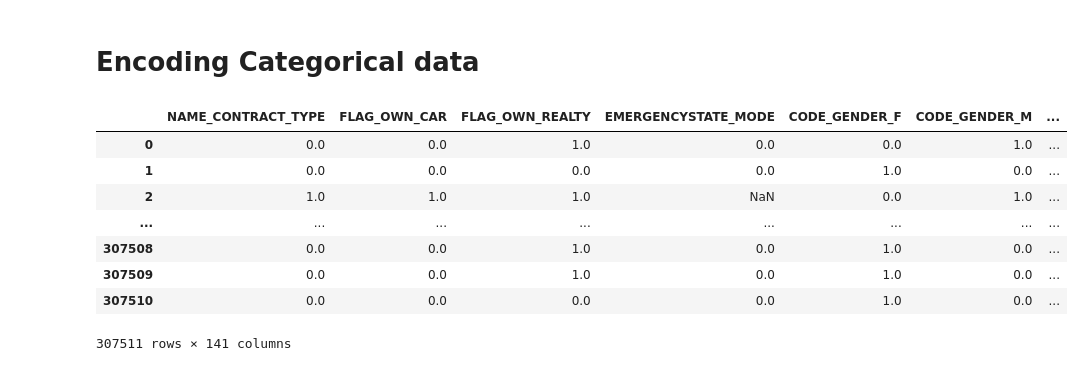
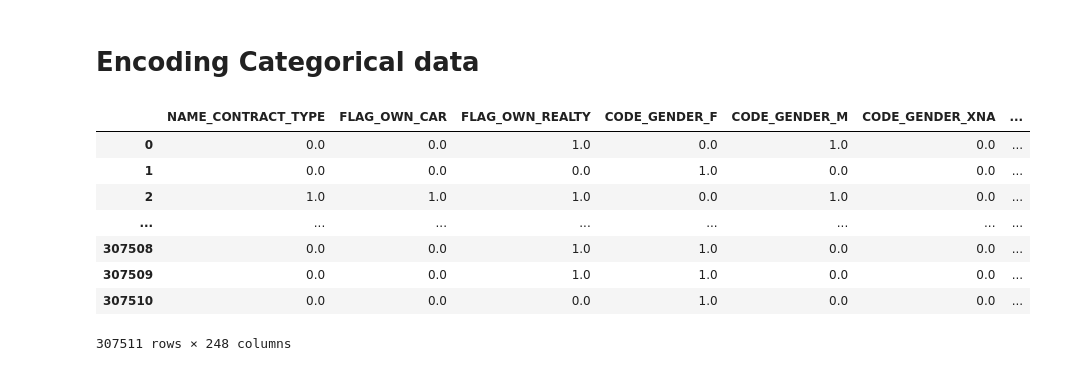
Before and after one commit to ABorda01/Project-Home-Credit-Default-Risk, a Jupyter notebook: manual.ipynb, the cells around one changed output. Cells and saved outputs as stored; diff of their text form; code cells hidden in the pictures.

```diff
--- a/manual.ipynb
+++ b/manual.ipynb
@@ -106,39 +85,46 @@ Categorical data with k>2 unique values ------> OH encoding
 from sklearn.preprocessing import OneHotEncoder, OrdinalEncoder
 
 OH_encoder = OneHotEncoder()
 Ord_encoder = OrdinalEncoder()
 
 cat_var = train.select_dtypes(include='object')
 num_var = train.select_dtypes(exclude='object')
+
+cat_var = cat_var.fillna('Missing')   # <-- turn NaN into its own explicit category, up front
+                                      # That way we treat NaN as it's own category
 
 OH_list = []
 Ord_list = []
 for col in cat_var.columns:
     if cat_var[col].nunique() > 2:
         OH_list.append(col)
     else:
         Ord_list.append(col)
 
 OH_data = cat_var.drop(Ord_list, axis=1)
 Ord_data = cat_var.drop(OH_list, axis=1)
 
 Ord_trans = pd.DataFrame(Ord_encoder.fit_transform(Ord_data), columns=Ord_data.columns, index=Ord_data.index)
 
 OH_transformed = OH_encoder.fit_transform(OH_data)
 OH_trans = pd.DataFrame(
     OH_transformed.toarray(),
     columns=OH_encoder.get_feature_names_out(),
     index=OH_data.index
 )
 
 cat_var = pd.concat([Ord_trans, OH_trans], axis=1)
+train_trans = pd.concat([cat_var, num_var], axis=1)
+y_train = train_trans.TARGET
+train_trans = train_trans.drop(['TARGET'], axis=1)
+train_trans
 # %% [output]
-|  | NAME_CONTRACT_TYPE | FLAG_OWN_CAR | FLAG_OWN_REALTY | EMERGENCYSTATE_MODE | CODE_GENDER_F | CODE_GENDER_M | ... |
-| 0 | 0.0 | 0.0 | 1.0 | 0.0 | 0.0 | 1.0 | ... |
-| 1 | 0.0 | 0.0 | 0.0 | 0.0 | 1.0 | 0.0 | ... |
-| 2 | 1.0 | 1.0 | 1.0 | NaN | 0.0 | 1.0 | ... |
+|  | NAME_CONTRACT_TYPE | FLAG_OWN_CAR | FLAG_OWN_REALTY | CODE_GENDER_F | CODE_GENDER_M | CODE_GENDER_XNA | ... |
+| 0 | 0.0 | 0.0 | 1.0 | 0.0 | 1.0 | 0.0 | ... |
+| 1 | 0.0 | 0.0 | 0.0 | 1.0 | 0.0 | 0.0 | ... |
+| 2 | 1.0 | 1.0 | 1.0 | 0.0 | 1.0 | 0.0 | ... |
 | ... | ... | ... | ... | ... | ... | ... | ... |
-| 307508 | 0.0 | 0.0 | 1.0 | 0.0 | 1.0 | 0.0 | ... |
-| 307509 | 0.0 | 0.0 | 1.0 | 0.0 | 1.0 | 0.0 | ... |
-| 307510 | 0.0 | 0.0 | 0.0 | 0.0 | 1.0 | 0.0 | ... |
+| 307508 | 0.0 | 0.0 | 1.0 | 1.0 | 0.0 | 0.0 | ... |
+| 307509 | 0.0 | 0.0 | 1.0 | 1.0 | 0.0 | 0.0 | ... |
+| 307510 | 0.0 | 0.0 | 0.0 | 1.0 | 0.0 | 0.0 | ... |
-307511 rows × 141 columns
+307511 rows × 248 columns
```
Also changed, not shown: parts of 15 cells of this notebook, 2 other files.
